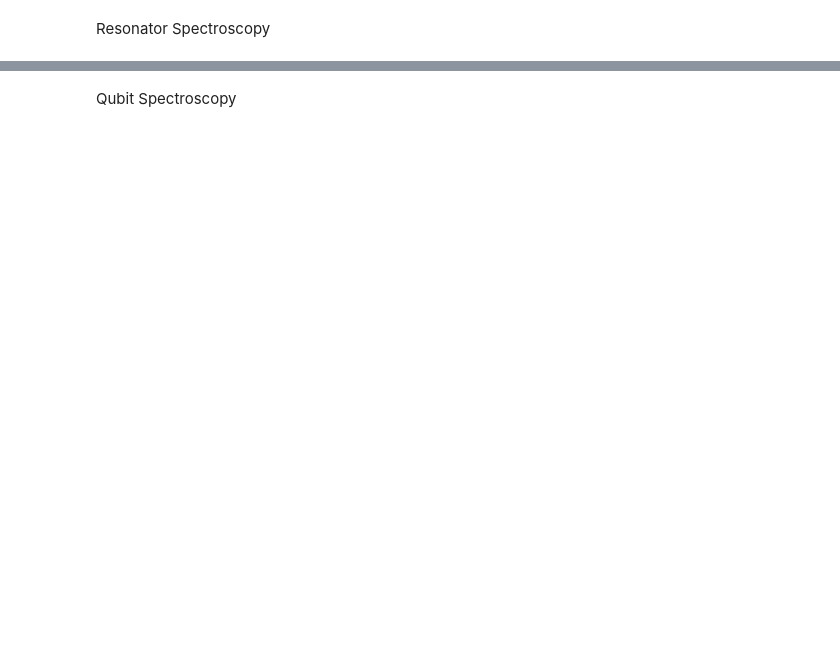
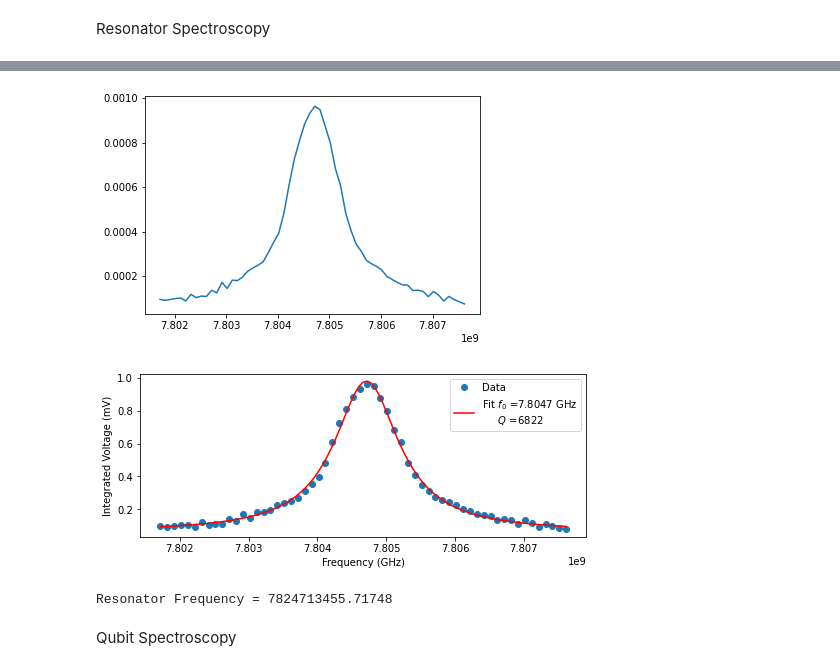
Before and after one commit to qiboteam/qibolab, a Jupyter notebook: examples/tii/diagnostics.ipynb, the cells around one changed output, grey strips where cells are left out. Cells and saved outputs as stored; diff of their text form; code cells hidden in the pictures; blank space fills up the shorter version.

Commit message:
diagnostics and calibration

```diff
--- a/examples/tii/diagnostics.ipynb
+++ b/examples/tii/diagnostics.ipynb
@@ -58,0 +12,19 @@ Platform settings backup done
+# %%
+import pathlib
+import os
+from qibolab.paths import qibolab_folder
+from qibolab import Platform
+from qibolab.calibration import utils
+from qibolab.calibration.calibration import Calibration as Diagnostics
+
+runcard = qibolab_folder / "runcards" / "test.yml"
+script_folder = pathlib.Path(os.path.abspath(''))
+diagnostics_settings = script_folder / "diagnostics.yml"
+
+# Create a platform; connect and configure it
+platform = Platform('tiiq', runcard)
+platform.connect()
+platform.setup()
+
+# create a diagnostics/calibration object
+ds = Diagnostics(platform, diagnostics_settings)
@@ -59,5 +44,8 @@ Platform settings backup done
+# %%
+qubit = 1
 # %% [markdown]
 Resonator Spectroscopy
 # %%
 
-resonator_freq, avg_min_voltage, max_ro_voltage, smooth_dataset, dataset = ds.run_resonator_spectroscopy()
+resonator_freq, avg_min_voltage, max_ro_voltage, smooth_dataset, dataset = ds.run_resonator_spectroscopy(qubit)
+# %% [output]
@@ -63,0 +57,3 @@ resonator_freq, avg_min_voltage, max_ro_voltage, smooth_dataset, dataset = ds.ru
+[figure, added]
+[figure, added]
+Resonator Frequency = 7824713455.71748
```
Also changed, not shown: parts of 22 cells of this notebook, 8 other files.
